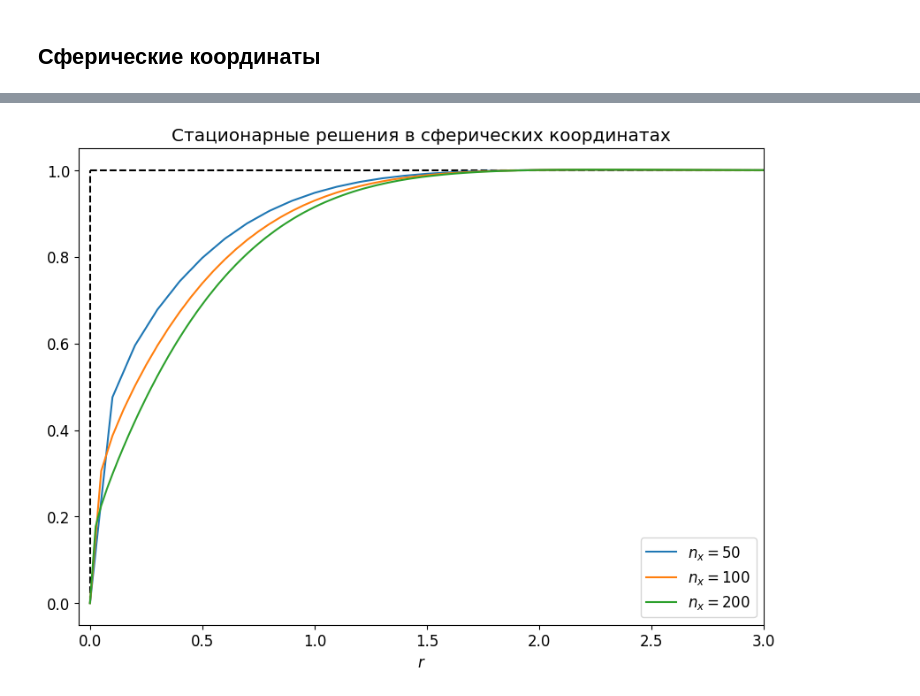
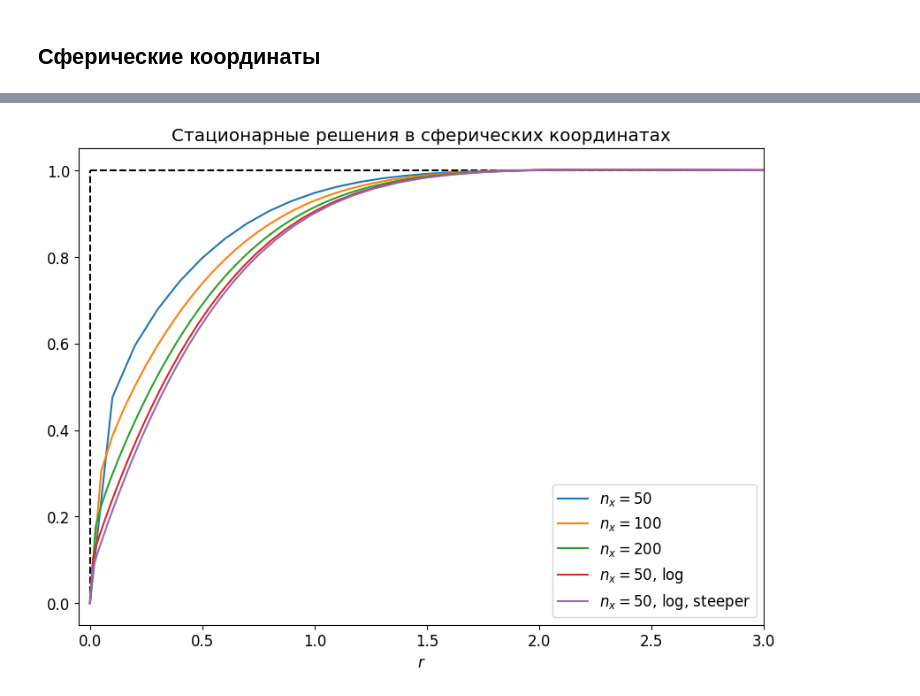
Before and after one commit to ponomarevandr/disruption, a Jupyter notebook: various_coordinates/experiments/test_bilaplasian/test_bilaplasian.ipynb, the cells around one changed output, grey strips where cells are left out. Saved outputs shown, nothing was run; the diff lists cells and outputs as text; code cells hidden in the pictures.

```diff
--- a/various_coordinates/experiments/test_bilaplasian/test_bilaplasian.ipynb
+++ b/various_coordinates/experiments/test_bilaplasian/test_bilaplasian.ipynb
@@ -128,0 +153,3 @@ norm_plot(model_sph_200, '$n_x = 200$')
+# %%
+model_sph_50_log = model_from_file('../../bin/model_sph_50_log.csv')
+norm_plot(model_sph_50_log, '$n_x = 50$, log')
@@ -128,0 +158,3 @@ norm_plot(model_sph_200, '$n_x = 200$')
+# %%
+model_sph_50_log_2 = model_from_file('../../bin/model_sph_50_log_2.csv')
+norm_plot(model_sph_50_log_2, '$n_x = 50$, log, steeper')
@@ -129,14 +163,16 @@ norm_plot(model_sph_200, '$n_x = 200$')
 # %%
 plt.figure(figsize=(10, 7))
 plt.title('Стационарные решения в сферических координатах')
 plt.xlim([-0.05, 3])
 plt.xlabel('$r$')
 plt.plot([0, 0], [0, 1], '--', color='black', label='_nolegend_')
 plt.plot([0, 5], [1, 1], '--', color='black', label='_nolegend_')
 plt.plot(model_sph_50.xs, model_sph_50.phi_at_t(5))
 plt.plot(model_sph_100.xs, model_sph_100.phi_at_t(4))
 plt.plot(model_sph_200.xs, model_sph_200.phi_at_t(4))
-plt.legend(['$n_x = 50$', '$n_x = 100$', '$n_x = 200$'])
+plt.plot(model_sph_50_log.xs, model_sph_50_log.phi_at_t(4))
+plt.plot(model_sph_50_log_2.xs, model_sph_50_log_2.phi_at_t(3.5))
+plt.legend(['$n_x = 50$', '$n_x = 100$', '$n_x = 200$', '$n_x = 50$, log', '$n_x = 50$, log, steeper'])
 plt.show()
 # %% [output]
-[figure, old version]
+[figure, new version]
```
Also changed, not shown: parts of 21 cells of this notebook, 3 other files.
